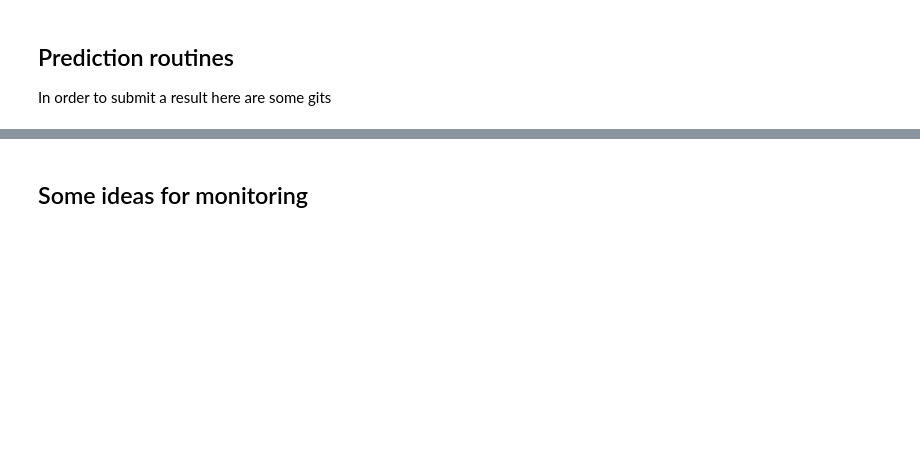
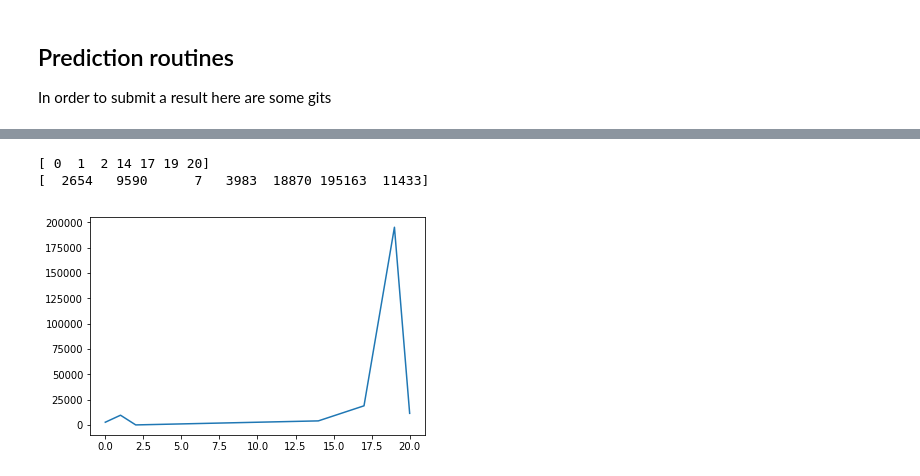
Before and after one commit to FannyRis/ChallengeHacka, a Jupyter notebook: CNN.ipynb, the cells around one changed output, grey strips where cells are left out. Cells and saved outputs as stored; diff of their text form; code cells hidden in the pictures; blank space fills up the shorter version.

```diff
--- a/CNN.ipynb
+++ b/CNN.ipynb
@@ -15,7 +15,7 @@ import numpy as np
 import pandas as pd
 import tables
 
-PATH_DATA = '/notebooks/data/balanced.h5'
+PATH_DATA = '/notebooks/data/full.h5'
 PATH_PREDICT_WITHOUT_GT = '/notebooks/data/pred_students/pred_from_half/pred_eighties_from_half_1_without_gt.h5'
 PATH_SUBMIT = '/notebooks/ChallengeHacka/pred_eighties_from_half_1_gr6.csv'
 # PATH_PREDICT_WITH_GT = '/pred_teachers/pred_eighties_from_half_1.h5'
@@ -137,5 +137,5 @@ model.compile(optimizer=optim,
               loss='categorical_crossentropy',
               metrics=['accuracy', top_3_accuracy, top_5_accuracy ])
 
-history = model.fit_generator(train_gen, steps_per_epoch=train_batch_count, epochs=5, verbose=1, validation_data=val_gen, nb_val_samples=1000)
+history = model.fit_generator(train_gen, steps_per_epoch=train_batch_count/20, epochs=1, verbose=1, validation_data=val_gen, nb_val_samples=1000)
 # %% [output]
@@ -191,2 +184,0 @@ panda_prediction.describe()
-# %% [markdown]
-## Some ideas for monitoring
@@ -262,0 +185,13 @@ plot_confusion_matrix(real_cnf_matrix, classes = real_classes, normalize=True)
+# %%
+import matplotlib.pyplot as plt
+
+unique, counts = np.unique(preds, return_counts=True)
+print(unique)
+print(counts)
+
+plt.plot(unique, counts)
+plt.show()
+# %% [output]
+[ 0  1  2 14 17 19 20]
+[  2654   9590      7   3983  18870 195163  11433]
+[figure, added]
```
Also changed, not shown: parts of 12 cells of this notebook, 4 other files.
